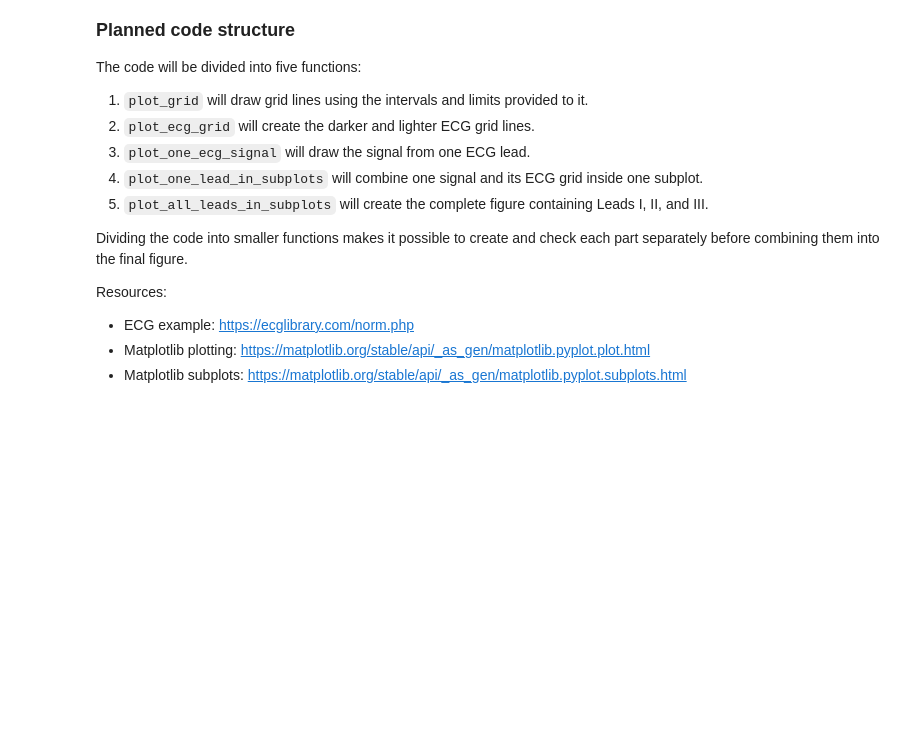
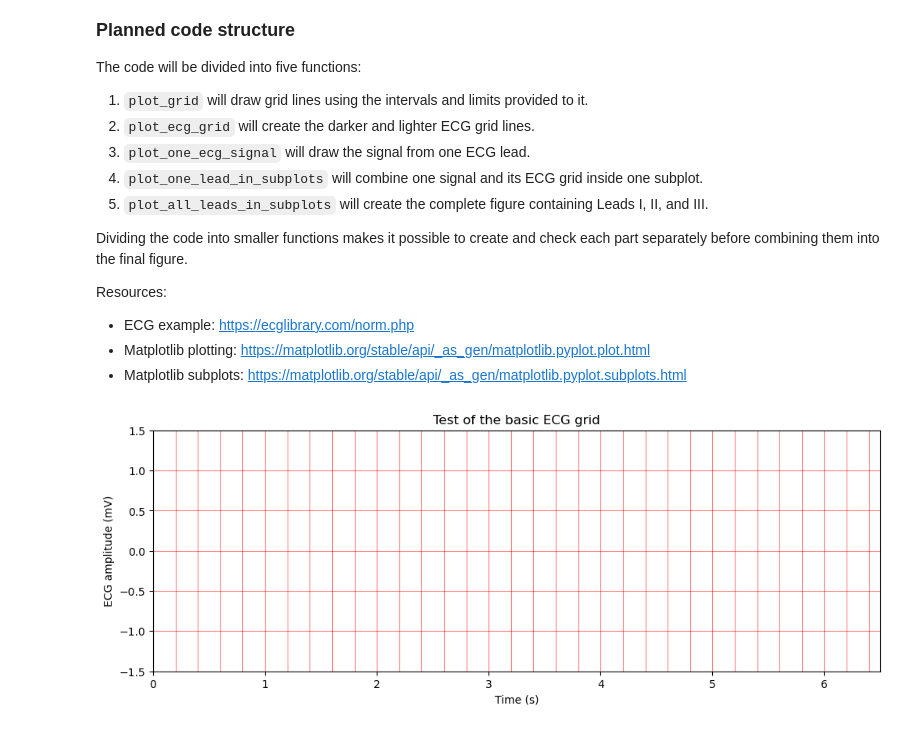
Before and after one commit to jenniferhoumard/Series01-python, a Jupyter notebook: Series01-python.ipynb, the cells around one changed output. Drawn from its saved outputs; the diff is of its cells as text; code cells hidden in the pictures; blank space fills up the shorter version.

Commit message:
Plot the empty grid
call on the function to plot the empty grid to see if it is correct.

```diff
--- a/Series01-python.ipynb
+++ b/Series01-python.ipynb
@@ -435,3 +435,31 @@ def plot_grid(
 
     # Set the ECG amplitude limits shown on the vertical axis.
     plt.ylim(min_ecg, max_ecg)
+# %%
+# Create an empty figure for testing the grid function.
+plt.figure(figsize=(12, 4)) # The figure is 12 inches wide and 4 inches high.
+
+# Run the plot_grid function using the larger ECG grid intervals.
+plot_grid(
+    seconds_per_square=0.2, # Draw a vertical line every 0.2 seconds.
+    mV_per_square=0.5,      # Draw a horizontal line every 0.5 millivolts.
+    alpha=0.5,              # Make the lines 50% transparent.
+    min_time=0,             # Start the time axis at 0 seconds.
+    max_time=6.5,           # End the time axis at 6.5 seconds.
+    min_ecg=-1.5,           # Show ECG values down to -1.5 mV.
+    max_ecg=1.5             # Show ECG values up to 1.5 mV.
+)
+
+# Add a title above the test grid.
+plt.title("Test of the basic ECG grid")
+
+# Label the horizontal axis.
+plt.xlabel("Time (s)")
+
+# Label the vertical axis.
+plt.ylabel("ECG amplitude (mV)")
+
+# Display the completed test grid.
+plt.show()
+# %% [output]
+[figure, added]
```
